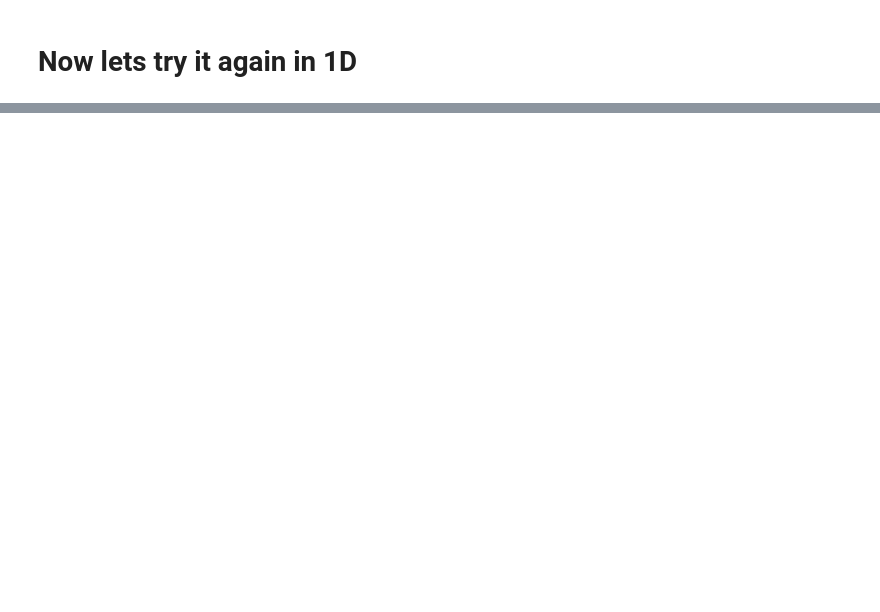
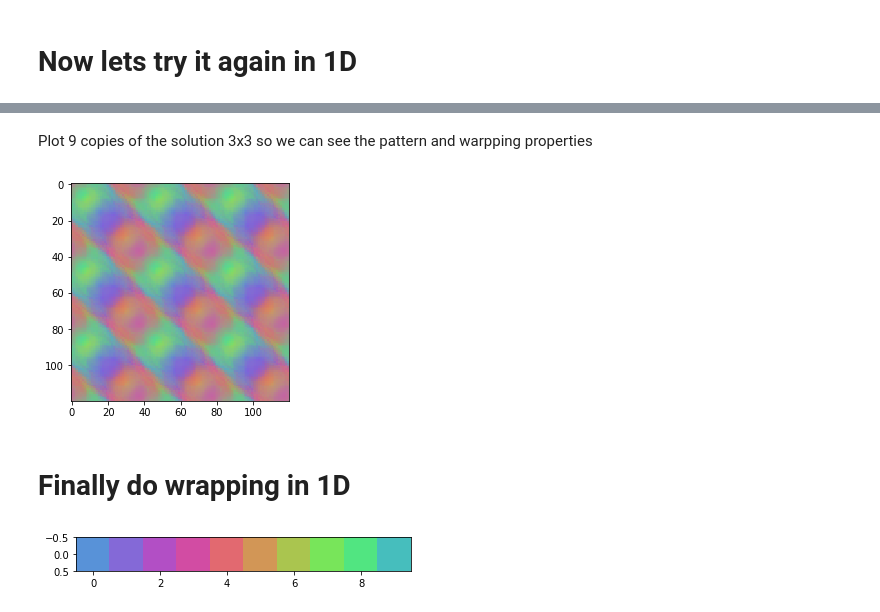
Before and after one commit to dfulu/assorted_mini_projects, a Jupyter notebook: SOM_colour.ipynb, the cells around one changed output, grey strips where cells are left out. Saved outputs shown, nothing was run; the diff lists cells and outputs as text; code cells hidden in the pictures; blank space fills up the shorter version.

```diff
--- a/SOM_colour.ipynb
+++ b/SOM_colour.ipynb
@@ -102,0 +177,10 @@ plt.show()
+# %% [markdown]
+Plot 9 copies of the solution 3x3 so we can see the pattern and warpping properties
+# %%
+wrapped_im = np.tile(np.round(W2D_wrap_solved*255).astype(int),(3,3,1))
+plt.imshow(wrapped_im)
+plt.show()
+# %% [output]
+[figure, added]
+# %% [markdown]
+# Finally do wrapping in 1D
@@ -102,0 +189,5 @@ plt.show()
+# %%
+plt.imshow(np.round(W1D_wrap_solved*255).astype(int))
+plt.show()
+# %% [output]
+[figure, added]
```
Also changed, not shown: parts of 19 cells of this notebook, 1 other file.
